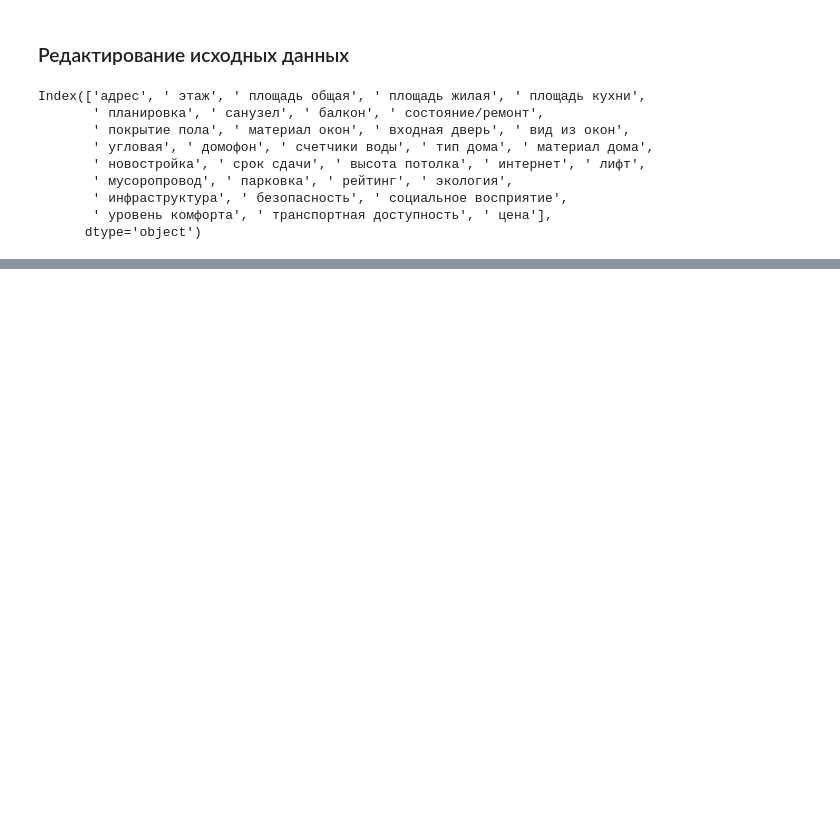
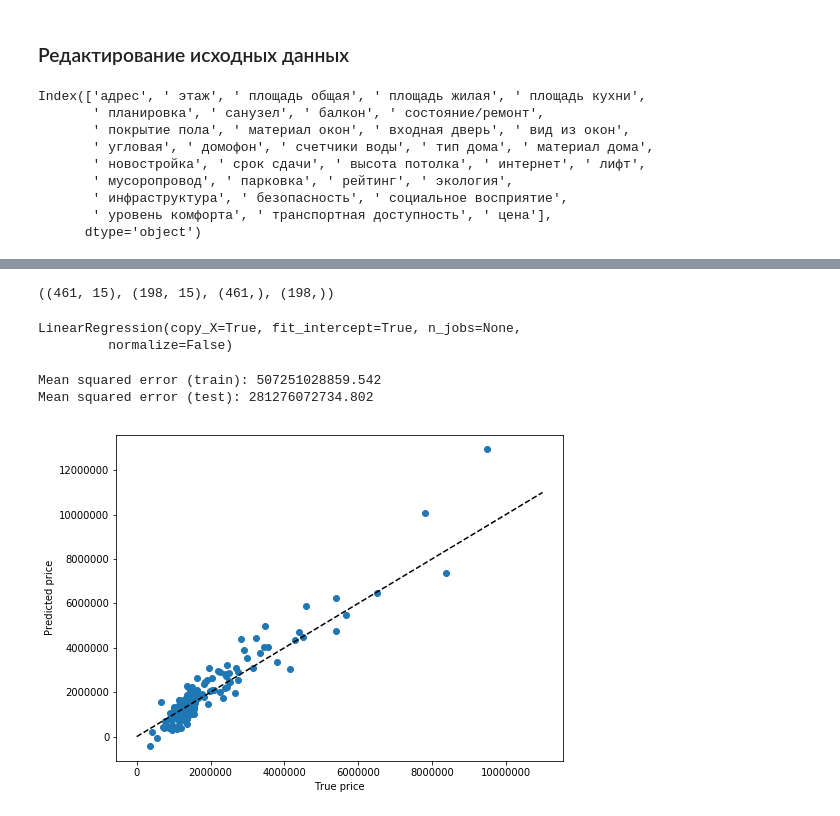
Before and after one commit to vdilchenko/university, a Jupyter notebook: OpenDataScience2018/mlsn_project.ipynb, the cells around one changed output, grey strips where cells are left out. Saved outputs shown, nothing was run; the diff lists cells and outputs as text; code cells hidden in the pictures; blank space fills up the shorter version.

```diff
--- a/OpenDataScience2018/mlsn_project.ipynb
+++ b/OpenDataScience2018/mlsn_project.ipynb
@@ -137,0 +212,31 @@ import seaborn as sns
+# %%
+y = new_data['цена']
+X = new_data.drop('цена', axis=1)
+
+X_train, X_holdout, y_train, y_holdout = train_test_split(X, y, test_size=0.3, random_state=17)
+X_train.shape, X_holdout.shape, y_train.shape, y_holdout.shape
+# %% [output]
+((461, 15), (198, 15), (461,), (198,))
+# %%
+linreg = LinearRegression()
+linreg.fit(X_train, y_train)
+# %% [output]
+LinearRegression(copy_X=True, fit_intercept=True, n_jobs=None,
+         normalize=False)
+# %%
+print("Mean squared error (train): %.3f" % mean_squared_error(y_train, linreg.predict(X_train)))
+print("Mean squared error (test): %.3f" % mean_squared_error(y_holdout, linreg.predict(X_holdout)))
+# %% [output]
+Mean squared error (train): 507251028859.542
+Mean squared error (test): 281276072734.802
+# %%
+plt.figure(figsize=(8, 6))
+# plt.scatter([yy for yy in y_holdout if yy < 4000000], [aa for aa in arrayy if aa < 5000000])
+plt.scatter(y_holdout, linreg.predict(X_holdout))
+plt.plot([0, 11000000], [0, 11000000], '--k')
+plt.ticklabel_format(useOffset=False, style='plain')
+plt.xlabel('True price')
+plt.ylabel('Predicted price')
+plt.show()
+# %% [output]
+[figure, added]
```
Also changed, not shown: parts of 28 cells of this notebook.
